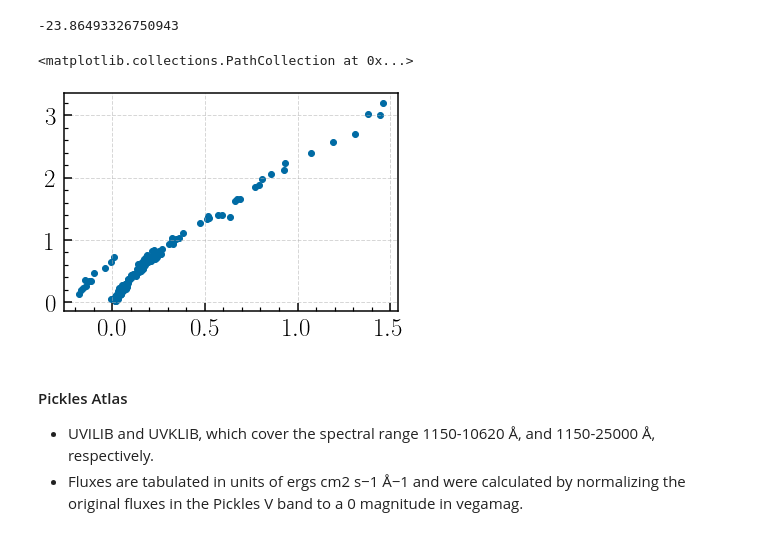
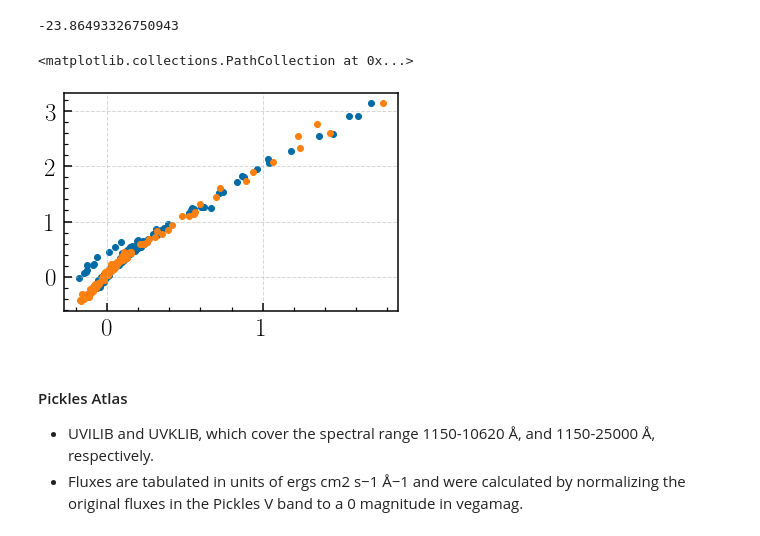
Before and after one commit to MerianSurvey/caterpillar, a Jupyter notebook: notebook/photocal/merian_filter_color_terms.ipynb, the cells around one changed output. Cells and saved outputs as stored; diff of their text form; code cells hidden in the pictures.

```diff
--- a/notebook/photocal/merian_filter_color_terms.ipynb
+++ b/notebook/photocal/merian_filter_color_terms.ipynb
@@ -253,8 +257,9 @@ gs_tab = Table(gs_sum)
 # %%
-plt.scatter(gs_tab['merian_n708_avg_vega'] - gs_tab['ps1_i_vega'], gs_tab['ps1_r_vega'] - gs_tab['ps1_i_vega'])
+plt.scatter(gs_tab['merian_n708_avg_ab'] - gs_tab['hsc_i_ab'], gs_tab['hsc_r_ab'] - gs_tab['hsc_i_ab'])
+plt.scatter(pk_tab['merian_n708_avg_ab'] - pk_tab['hsc_i_ab'], pk_tab['hsc_r_ab'] - pk_tab['hsc_i_ab'])
 # %% [output]
 <matplotlib.collections.PathCollection at 0x...>
-[figure, old version]
+[figure, new version]
 # %% [markdown]
 #### Pickles Atlas
 
```
Also changed, not shown: parts of 7 cells of this notebook, 3 other files.
